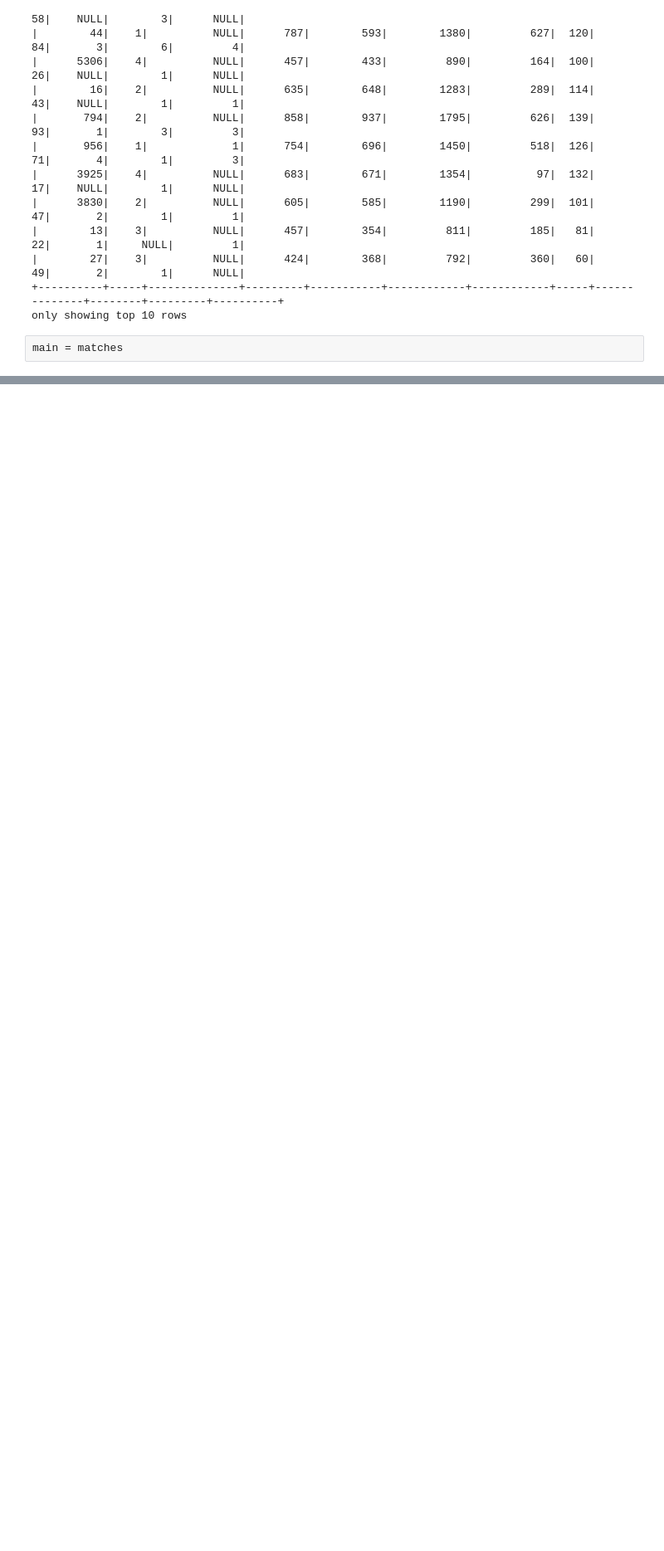
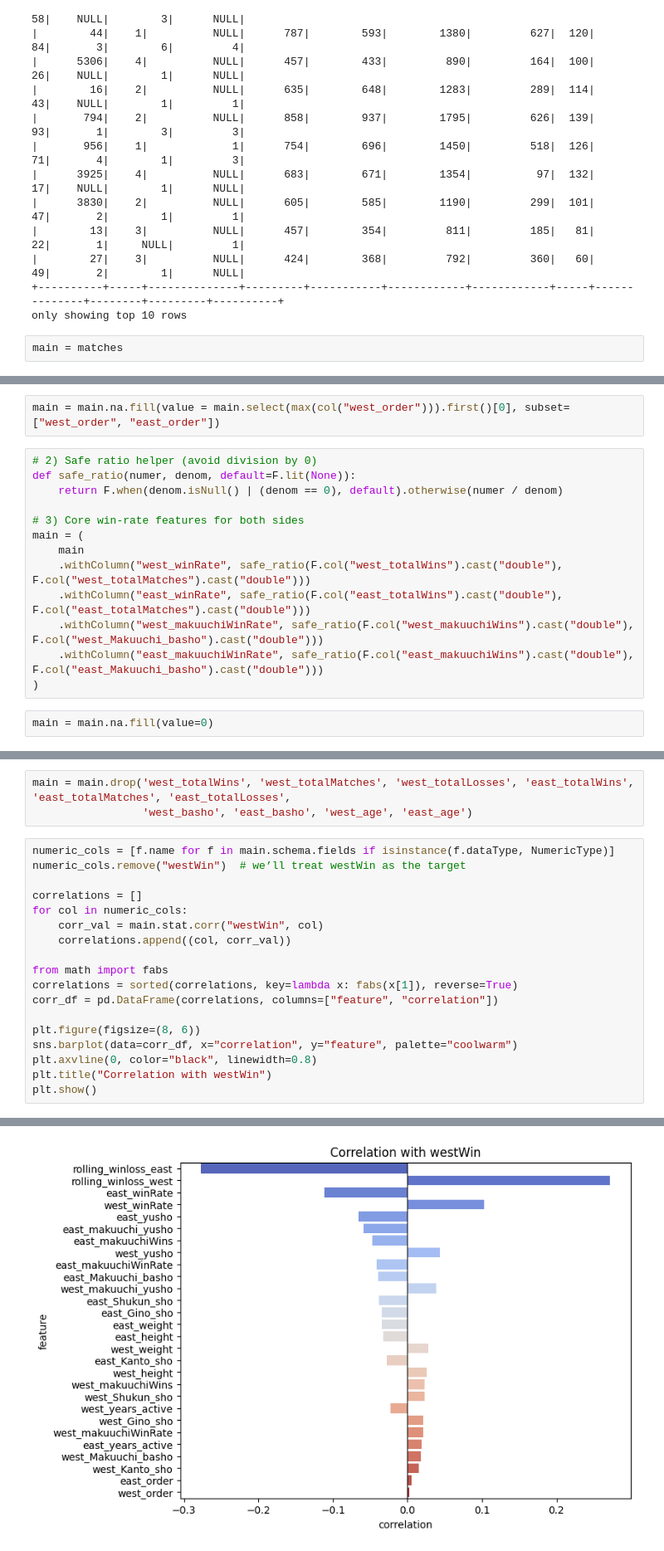
Before and after one commit to ryanjewik/sumo-central, a Jupyter notebook: machine_learning/match_prediction.ipynb, the cells around one changed output, grey strips where cells are left out. Shown at 83% size. Drawn from its saved outputs; the diff is of its cells as text; blank space fills up the shorter version.

```diff
--- a/machine_learning/match_prediction.ipynb
+++ b/machine_learning/match_prediction.ipynb
@@ -954,0 +907,17 @@ cm.show()
+# %%
+main = main.na.fill(value = main.select(max(col("west_order"))).first()[0], subset=["west_order", "east_order"])
+# %%
+# 2) Safe ratio helper (avoid division by 0)
+def safe_ratio(numer, denom, default=F.lit(None)):
+    return F.when(denom.isNull() | (denom == 0), default).otherwise(numer / denom)
+
+# 3) Core win-rate features for both sides
+main = (
+    main
+    .withColumn("west_winRate", safe_ratio(F.col("west_totalWins").cast("double"), F.col("west_totalMatches").cast("double")))
+    .withColumn("east_winRate", safe_ratio(F.col("east_totalWins").cast("double"), F.col("east_totalMatches").cast("double")))
+    .withColumn("west_makuuchiWinRate", safe_ratio(F.col("west_makuuchiWins").cast("double"), F.col("west_Makuuchi_basho").cast("double")))
+    .withColumn("east_makuuchiWinRate", safe_ratio(F.col("east_makuuchiWins").cast("double"), F.col("east_Makuuchi_basho").cast("double")))
+)
+# %%
+main = main.na.fill(value=0)
@@ -954,0 +956,22 @@ cm.show()
+# %%
+main = main.drop('west_totalWins', 'west_totalMatches', 'west_totalLosses', 'east_totalWins', 'east_totalMatches', 'east_totalLosses',
+                 'west_basho', 'east_basho', 'west_age', 'east_age')
+# %%
+numeric_cols = [f.name for f in main.schema.fields if isinstance(f.dataType, NumericType)]
+numeric_cols.remove("westWin")  # we’ll treat westWin as the target
+
+correlations = []
+for col in numeric_cols:
+    corr_val = main.stat.corr("westWin", col)
+    correlations.append((col, corr_val))
+
+from math import fabs
+correlations = sorted(correlations, key=lambda x: fabs(x[1]), reverse=True)
+corr_df = pd.DataFrame(correlations, columns=["feature", "correlation"])
+
+plt.figure(figsize=(8, 6))
+sns.barplot(data=corr_df, x="correlation", y="feature", palette="coolwarm")
+plt.axvline(0, color="black", linewidth=0.8)
+plt.title("Correlation with westWin")
+plt.show()
+# %% [output]
@@ -954,0 +981 @@ cm.show()
+[figure, added]
```
Also changed, not shown: parts of 62 cells of this notebook, 2 other files.
